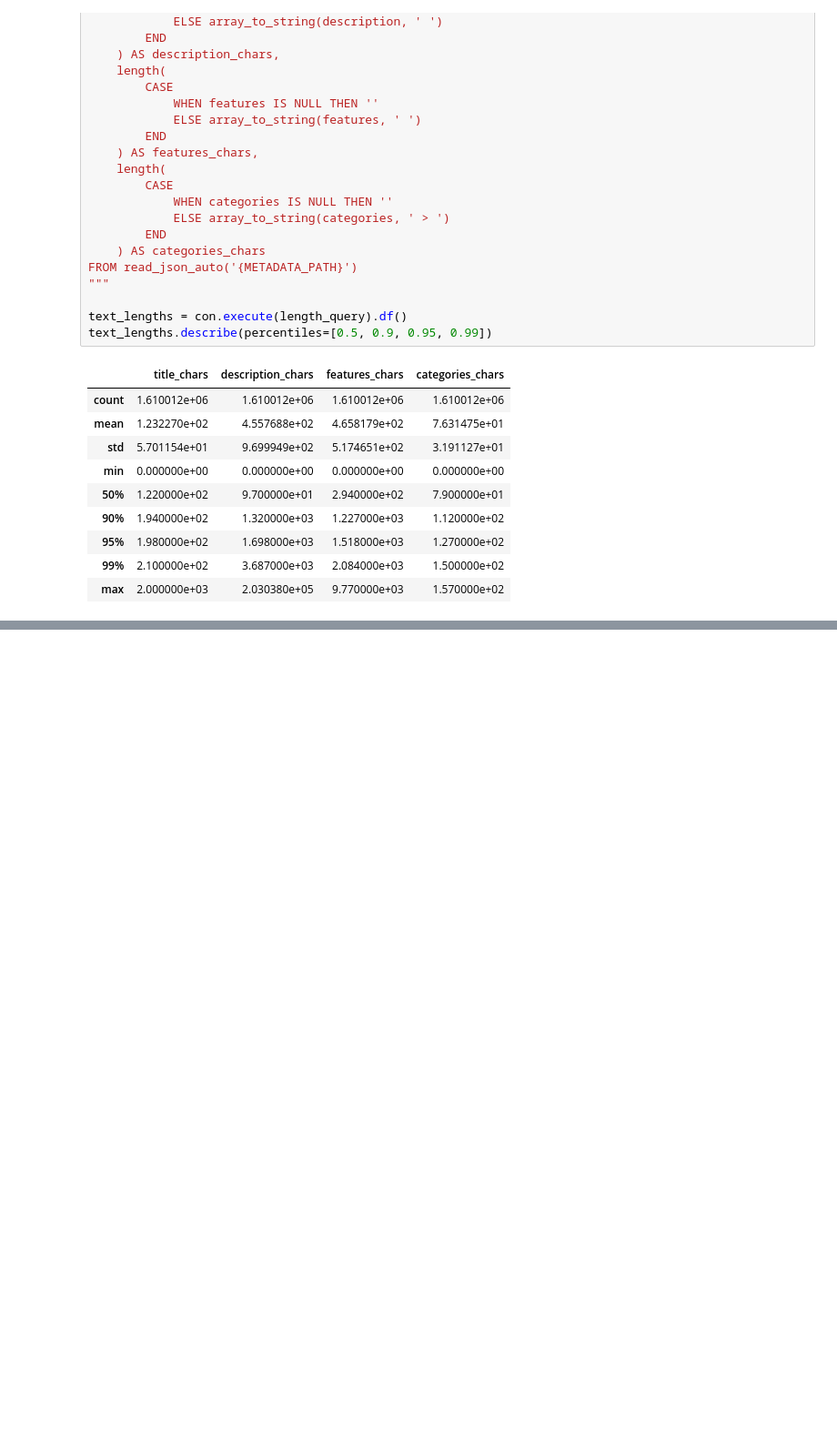
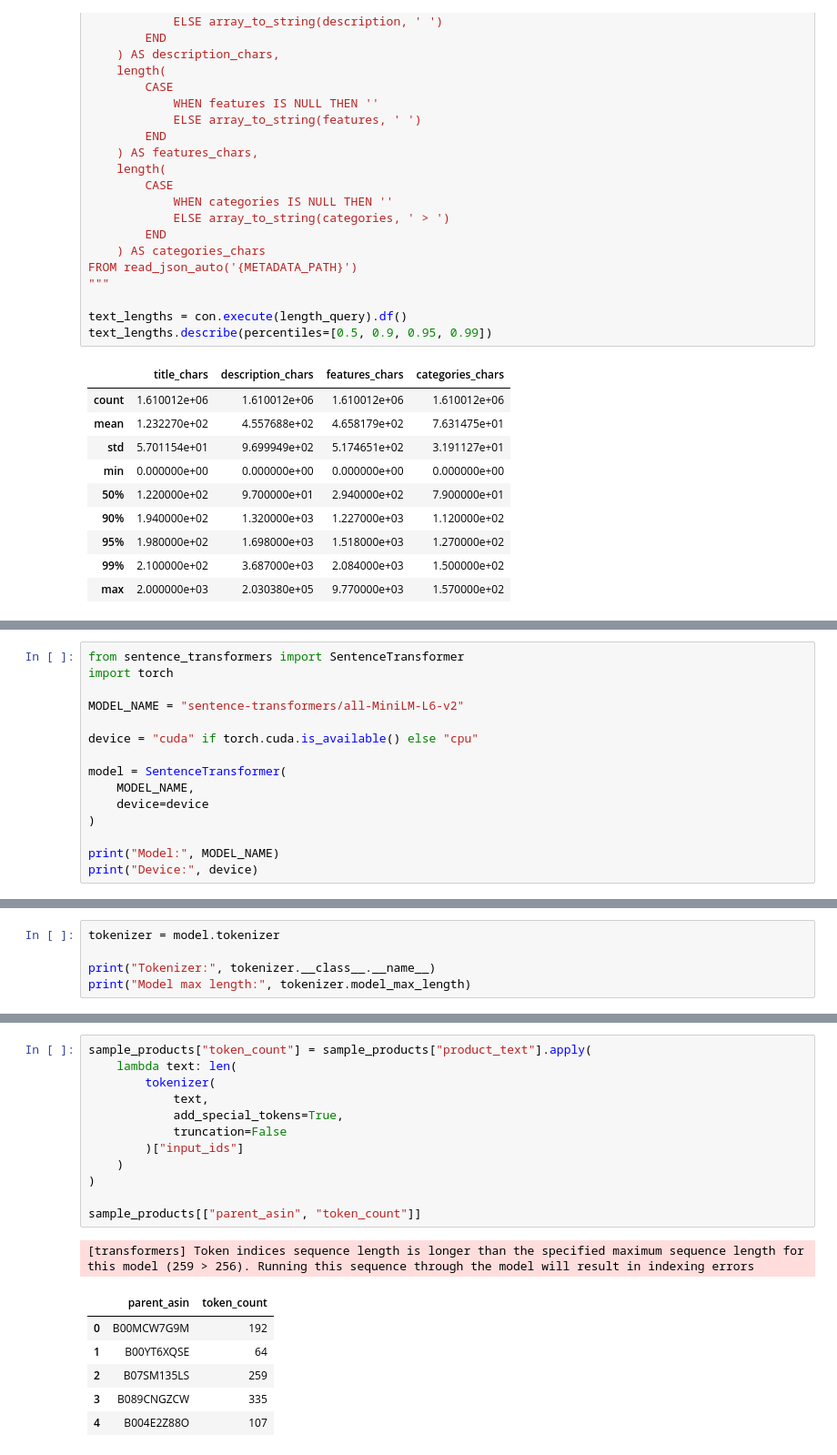
Before and after one commit to sr-ntr/cold-start-recommender, a Jupyter notebook: notebooks/03_preprocessing_feature_engineering.ipynb, the cells around one changed output, grey strips where cells are left out. Shown at 91% size. Drawn from its saved outputs; the diff is of its cells as text; blank space fills up the shorter version.

```diff
--- a/notebooks/03_preprocessing_feature_engineering.ipynb
+++ b/notebooks/03_preprocessing_feature_engineering.ipynb
@@ -215,0 +248,15 @@ text_lengths.describe(percentiles=[0.5, 0.9, 0.95, 0.99])
+# %%
+from sentence_transformers import SentenceTransformer
+import torch
+
+MODEL_NAME = "sentence-transformers/all-MiniLM-L6-v2"
+
+device = "cuda" if torch.cuda.is_available() else "cpu"
+
+model = SentenceTransformer(
+    MODEL_NAME,
+    device=device
+)
+
+print("Model:", MODEL_NAME)
+print("Device:", device)
@@ -215,0 +274,5 @@ text_lengths.describe(percentiles=[0.5, 0.9, 0.95, 0.99])
+# %%
+tokenizer = model.tokenizer
+
+print("Tokenizer:", tokenizer.__class__.__name__)
+print("Model max length:", tokenizer.model_max_length)
@@ -215,0 +305,20 @@ text_lengths.describe(percentiles=[0.5, 0.9, 0.95, 0.99])
+# %%
+sample_products["token_count"] = sample_products["product_text"].apply(
+    lambda text: len(
+        tokenizer(
+            text,
+            add_special_tokens=True,
+            truncation=False
+        )["input_ids"]
+    )
+)
+
+sample_products[["parent_asin", "token_count"]]
+# %% [output]
+[transformers] Token indices sequence length is longer than the specified maximum sequence length for this model (259 > 256). Running this sequence through the model will result in indexing errors
+|  | parent_asin | token_count |
+| 0 | B00MCW7G9M | 192 |
+| 1 | B00YT6XQSE | 64 |
+| 2 | B07SM135LS | 259 |
+| 3 | B089CNGZCW | 335 |
+| 4 | B004E2Z88O | 107 |
```
Also changed, not shown: parts of 28 cells of this notebook, 5 other files.
